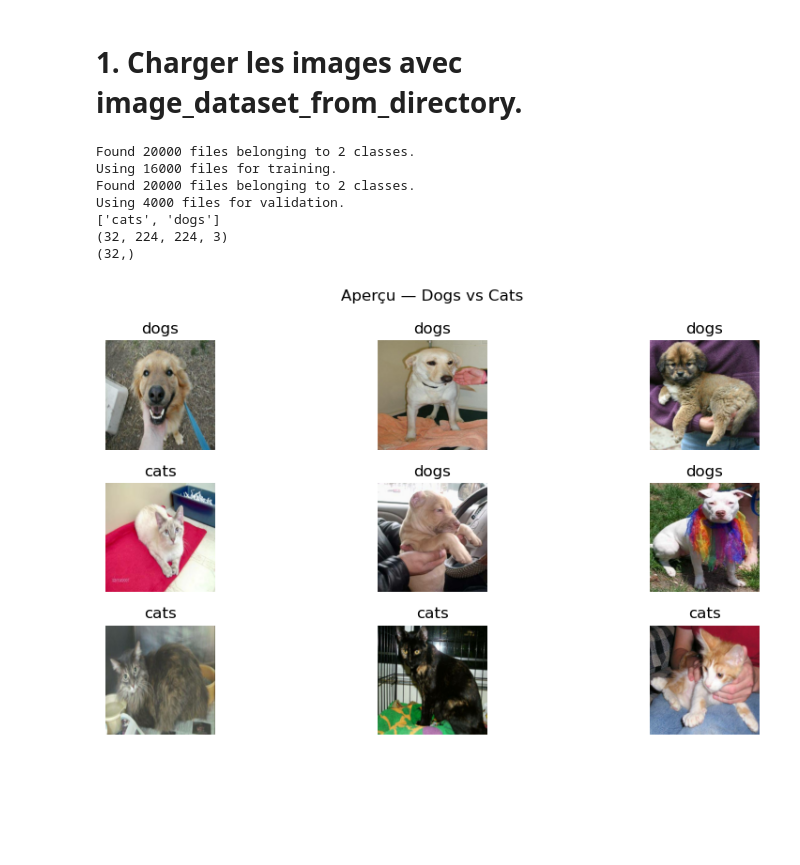
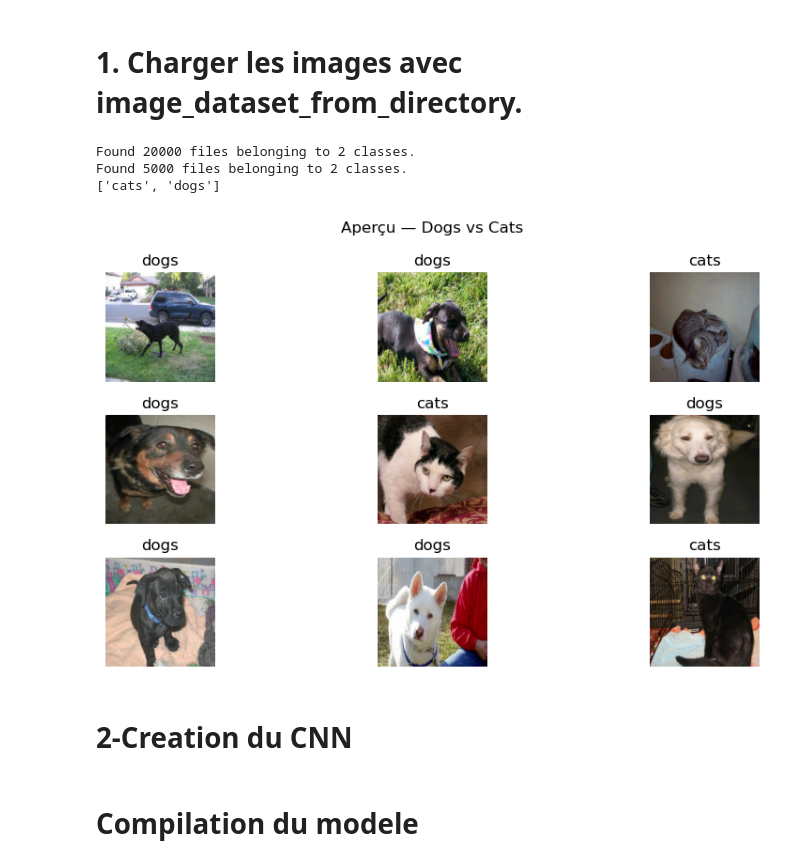
Before and after one commit to ulyssesylvainengoutou-dev/Projet-CNN, a Jupyter notebook: Notebook.ipynb, the cells around one changed output. Saved outputs shown, nothing was run; the diff lists cells and outputs as text; code cells hidden in the pictures; blank space fills up the shorter version.

```diff
--- a/Notebook.ipynb
+++ b/Notebook.ipynb
@@ -4,51 +4,44 @@
 import tensorflow as tf
 import matplotlib.pyplot as plt
 
+# base_path = '/kaggle/input/datasets/princelv84/dogsvscats'  base_path + '/train', base_path + '/test'
+
 # Chargement
 train_ds = tf.keras.utils.image_dataset_from_directory(
-    "Data/train/",
-    image_size       = (224, 224),
-    batch_size       = 32,
-    validation_split = 0.2,
-    subset           = "training",
-    seed             = 42
+    'Data/train',
+    image_size = (224, 224),
+    batch_size = 32,
+    seed       = 42
 )
 
 val_ds = tf.keras.utils.image_dataset_from_directory(
-    "Data/train/",
-    image_size       = (224, 224),
-    batch_size       = 32,
-    validation_split = 0.2,
-    subset           = "validation",
-    seed             = 42
+    'Data/test',
+    image_size = (224, 224),
+    batch_size = 32,
+    seed       = 42
 )
 
-# Vérification rapide
-print(train_ds.class_names)
-
-for images, labels in train_ds.take(1):
-    print(images.shape)
-    print(labels.shape)
-
-# Aperçu du data set
 class_names = train_ds.class_names
-
-for images, labels in train_ds.take(1):
-    plt.figure(figsize=(10, 5))
-    for i in range(9):
-        plt.subplot(3, 3, i + 1)
-        plt.imshow(images[i].numpy().astype("uint8"))
-        plt.title(class_names[labels[i].numpy()])
-        plt.axis("off")
-    plt.suptitle("Aperçu — Dogs vs Cats")
-    plt.tight_layout()
-    plt.show()
+print(class_names)
 # %% [output]
 Found 20000 files belonging to 2 classes.
-Using 16000 files for training.
-Found 20000 files belonging to 2 classes.
-Using 4000 files for validation.
+Found 5000 files belonging to 2 classes.
 ['cats', 'dogs']
-(32, 224, 224, 3)
-(32,)
-[figure, removed]
+# %%
+# Aperçu du data set
+class_names = train_ds.class_names
+
+for images, labels in train_ds.take(1):
+    plt.figure(figsize=(10, 5))
+    for i in range(9):
+        plt.subplot(3, 3, i + 1)
+        plt.imshow(images[i].numpy().astype("uint8"))
+        plt.title(class_names[labels[i].numpy()])
+        plt.axis("off")
+    plt.suptitle("Aperçu — Dogs vs Cats")
+    plt.tight_layout()
+    plt.show()
+# %% [output]
+[figure, added]
+# %% [markdown]
+# 2-Creation du CNN
@@ -54,0 +68,2 @@ Using 4000 files for validation.
+# %% [markdown]
+# Compilation du modele
```
Also changed, not shown: parts of 5 cells of this notebook, 3 other files.
